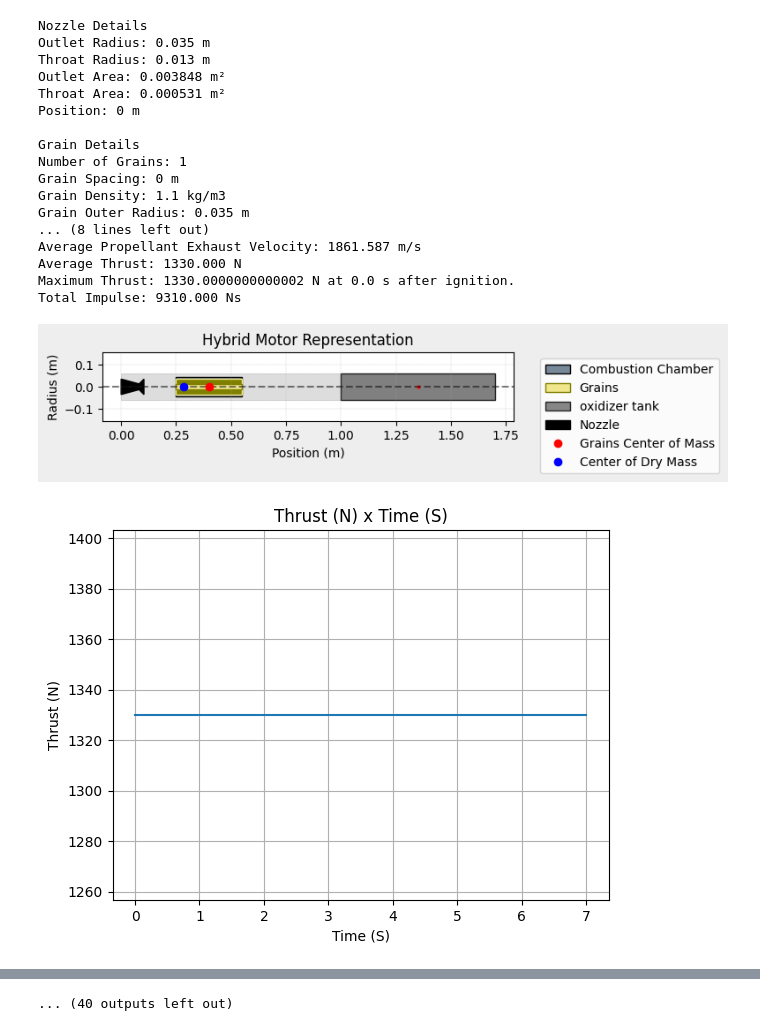
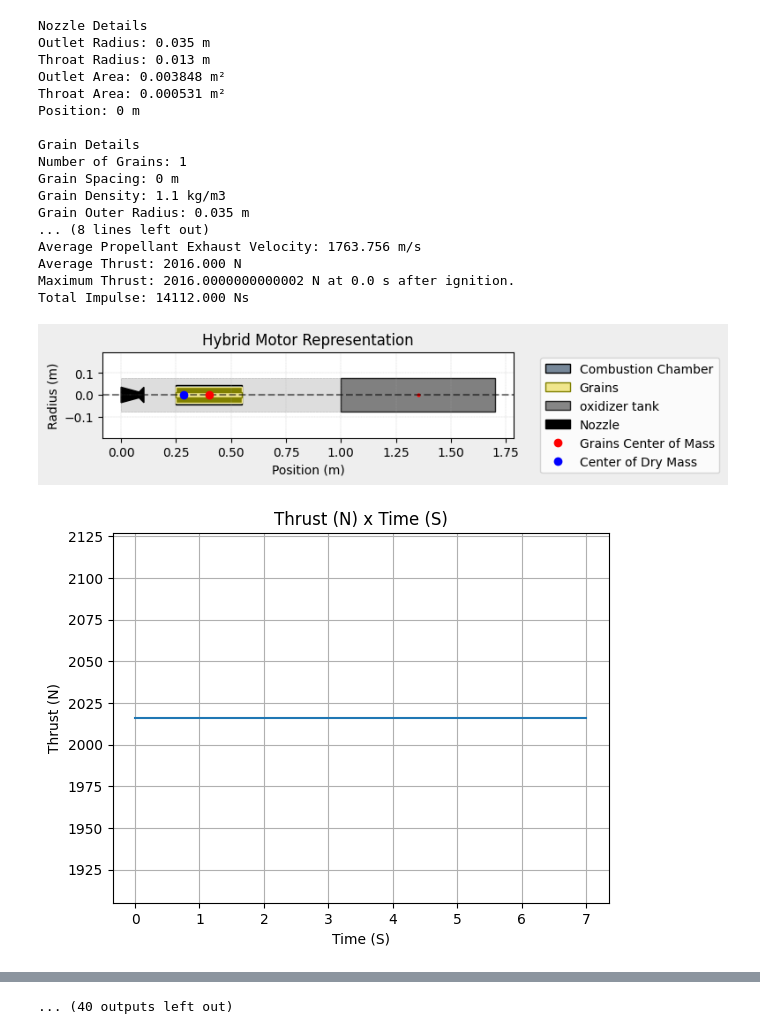
Before and after one commit to mario-b-amaro/euroc24_electronics, a Jupyter notebook: simulations/freya.ipynb, the cells around one changed output, grey strips where cells are left out. Drawn from its saved outputs; the diff is of its cells as text; code cells hidden in the pictures.

```diff
--- a/simulations/freya.ipynb
+++ b/simulations/freya.ipynb
@@ -11,16 +11,16 @@ liquid_nox = Fluid(name="lNOx", density=786.6)
 vapour_nox = Fluid(name="gNOx", density=159.4)
 
 # Define tank geometry
-tank_radius = 120 / 2000
+tank_radius = 150 / 2000
 tank_length = 0.7
 tank_shape = CylindricalTank(tank_radius, tank_length)
 
 # Define tank
 burn_time = 7
-nox_mass = 5
+nox_mass = 8
 ullage_mass = nox_mass * 0.15
 mass_flow = nox_mass / burn_time
-isp = 190
+isp = 180
 grain_length = 0.6
 nozzle_length = 0.10
 plumbing_length = 0.3
@@ -75,8 +75,8 @@ env = Environment(
 env.set_atmospheric_model("custom_atmosphere", wind_u=0, wind_v=-10)
 
 freya = Rocket(
-    radius=0.065,
-    mass= 20, # Rocket (no casing)
+    radius=0.072,
+    mass= 28, # Rocket (no casing)
     inertia=(4.6, 4.6, 0.015), # from open rocket
     power_off_drag=0.7, # from open rocket
     power_on_drag=0.7, # from open rocket
@@ -102,36 +102,36 @@ fins = freya.add_trapezoidal_fins(
 )
 
 # freya.draw()
 
 # freya.all_info()
 
 
 
 test_flight = Flight(
     rocket=freya, environment=env, rail_length=12, inclination=84, heading=0
 )
 
 
 fafnir.all_info()
 freya.all_info()
 test_flight.all_info()
 # %% [output]
 Nozzle Details
 Outlet Radius: 0.035 m
 Throat Radius: 0.013 m
 Outlet Area: 0.003848 m²
 Throat Area: 0.000531 m²
 Position: 0 m
 
 Grain Details
 Number of Grains: 1
 Grain Spacing: 0 m
 Grain Density: 1.1 kg/m3
 Grain Outer Radius: 0.035 m
 ... (8 lines left out)
-Average Propellant Exhaust Velocity: 1861.587 m/s
-Average Thrust: 1330.000 N
-Maximum Thrust: 1330.0000000000002 N at 0.0 s after ignition.
-Total Impulse: 9310.000 Ns
+Average Propellant Exhaust Velocity: 1763.756 m/s
+Average Thrust: 2016.000 N
+Maximum Thrust: 2016.0000000000002 N at 0.0 s after ignition.
+Total Impulse: 14112.000 Ns
-[figure, old version]
+[figure, new version]
-[figure, old version]
+[figure, new version]
```
Also changed, not shown: parts of 1 cell of this notebook.
